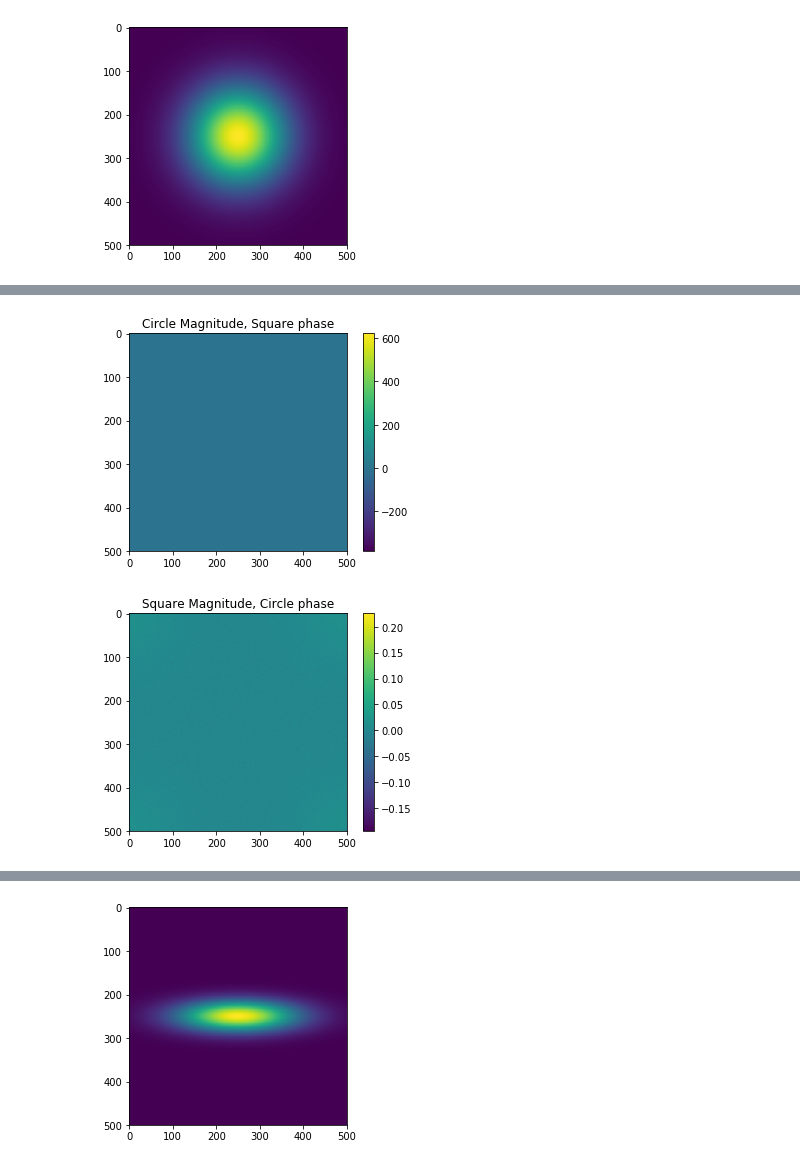
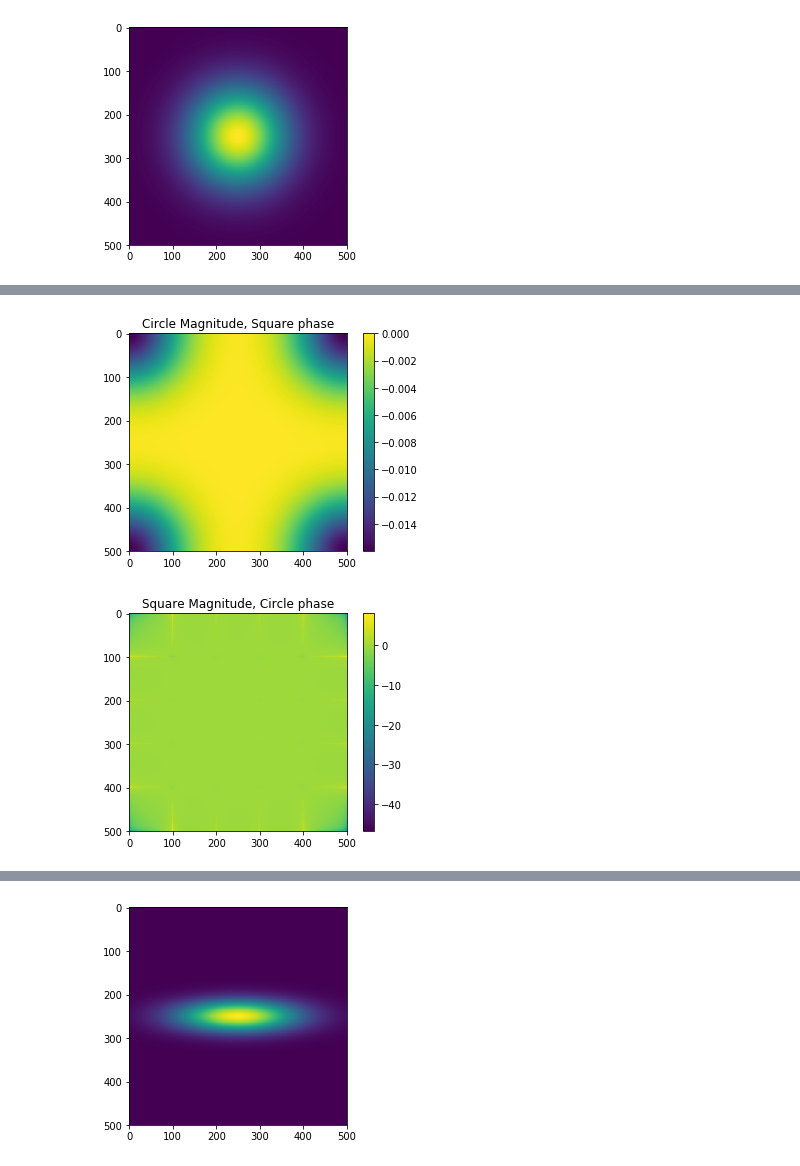
Before and after one commit to Hekstra-Lab/phase-retrieval, a Jupyter notebook: test_mixing.ipynb, the cells around one changed output, grey strips where cells are left out. Saved outputs shown, nothing was run; the diff lists cells and outputs as text; code cells hidden in the pictures.

```diff
--- a/test_mixing.ipynb
+++ b/test_mixing.ipynb
@@ -65,16 +65,16 @@ plt.show()
 # %%
-circ_sqr_mix = mix_FT(mag_arr = circ_FT,phase_arr = sqr_FT)
+circ_sqr_mix = mix_FT_arr(mag_arr = circ_FT,phase_arr = sqr_FT)
 plt.imshow(np.real(np.fft.ifft2(circ_sqr_mix)))
 plt.colorbar()
 plt.title('Circle Magnitude, Square phase')
 plt.show()
 # %% [output]
-[figure, old version]
+[figure, new version]
 # %%
-circ_sqr_mix = mix_FT_arr(mag_arr = circ_FT, phase_arr = sqr_FT)
-plt.imshow(np.real(np.fft.ifft2(circ_sqr_mix)))
+sqr_circ_mix = mix_FT_arr(mag_arr = sqr_FT, phase_arr = circ_FT)
+plt.imshow(np.real(np.fft.ifft2(sqr_circ_mix)))
 plt.colorbar()
 plt.title('Square Magnitude, Circle phase')
 plt.show()
 # %% [output]
-[figure, old version]
+[figure, new version]
```
Also changed, not shown: parts of 12 cells of this notebook, 1 other file.
